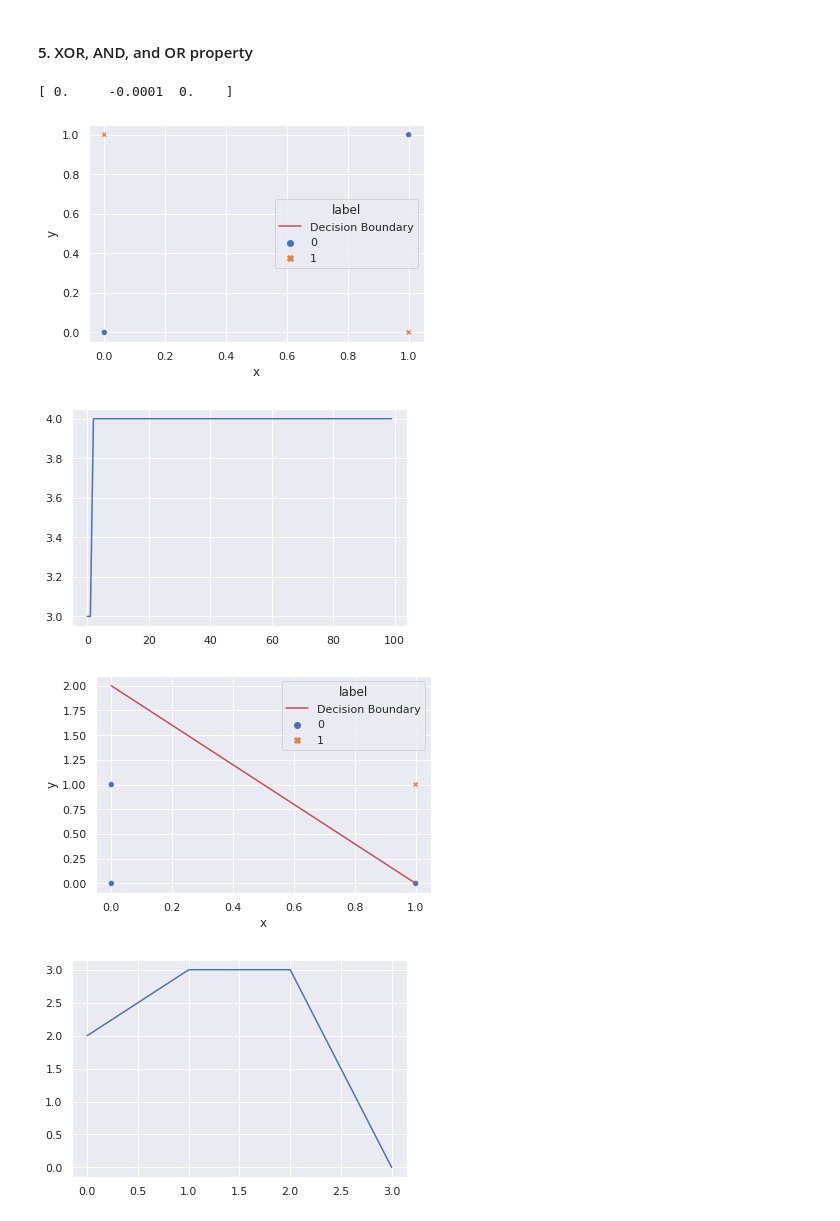
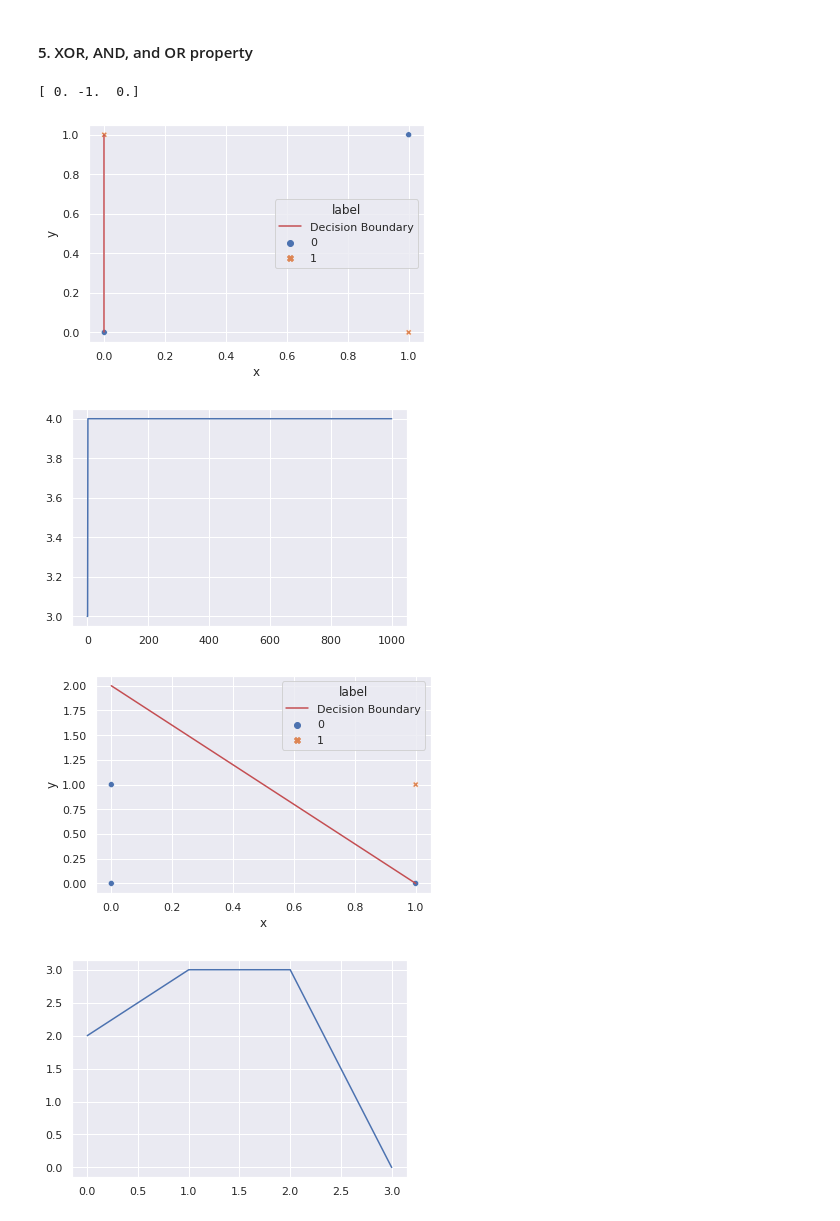
Before and after one commit to aayushgakhar/ml_assignments, a Jupyter notebook: a2/code2.ipynb, the cells around one changed output. Cells and saved outputs as stored; diff of their text form; code cells hidden in the pictures.

```diff
--- a/a2/code2.ipynb
+++ b/a2/code2.ipynb
@@ -65,38 +67,38 @@ theta, arr = run_perceptron(df1, bias=False)
 # %%
 def f():
     X = np.array([[0, 0], [0, 1], [1, 0], [1, 1]])
 
     y_xor = np.array([0, 1, 1, 0])
     y_and = np.array([0, 0, 0, 1])
     y_or = np.array([0, 1, 1, 1])
 
-    perceptron = utils.Perceptron(X.shape[1])
-    theta_xor, arr_xor = perceptron.fit(X, y_xor, epochs=100, bias=True)
+    perceptron = utils.Perceptron(X.shape[1], a = 1)
+    theta_xor, arr_xor = perceptron.fit(X, y_xor, epochs=1000, bias=True)
     print(theta_xor)
     perceptron.plot_decision_boundary(X,y_xor)
     plt.show()
     plt.plot(arr_xor)
     plt.show()
 
     perceptron = utils.Perceptron(X.shape[1])
     theta_and, arr_and = perceptron.fit(X, y_and, epochs=100, bias=True)
     perceptron.plot_decision_boundary(X,y_and)
     plt.show()
     plt.plot(arr_and)
     plt.show()
 
     perceptron = utils.Perceptron(X.shape[1])
     theta_or, arr_or = perceptron.fit(X, y_or, epochs=100, bias=True)
     perceptron.plot_decision_boundary(X,y_or)
     plt.show()
     plt.plot(arr_or)
     plt.show()
 
 f()
 # %% [output]
-[ 0.     -0.0001  0.    ]
+[ 0. -1.  0.]
-[figure, old version]
+[figure, new version]
-[figure, old version]
+[figure, new version]
 [figure]
 [figure]
 [figure]
```
Also changed, not shown: parts of 3 cells of this notebook, 2 other files.
